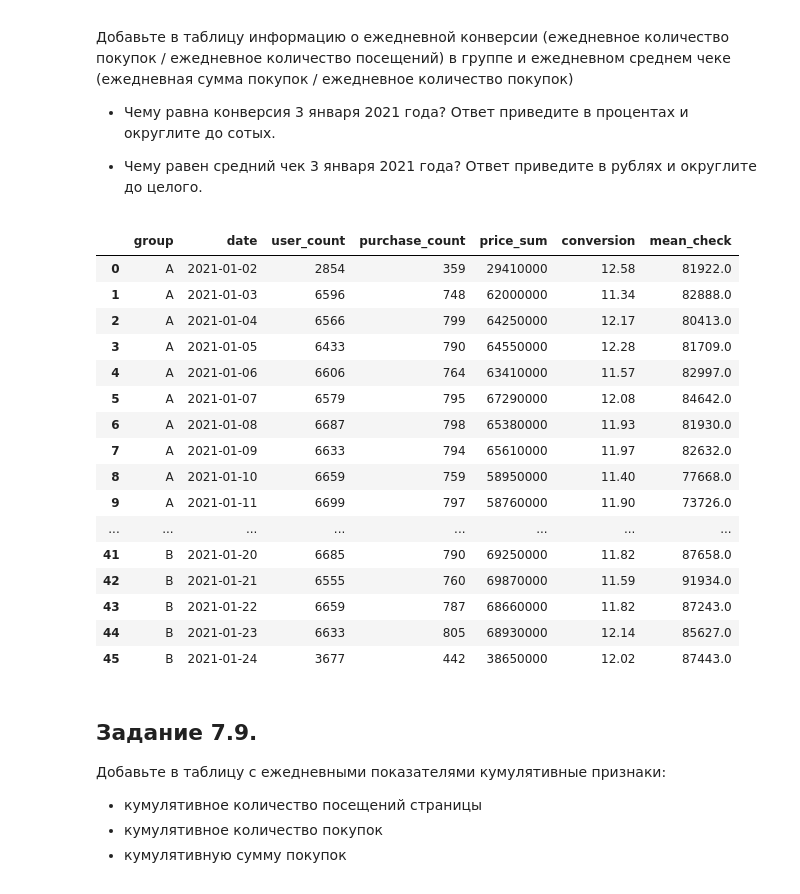
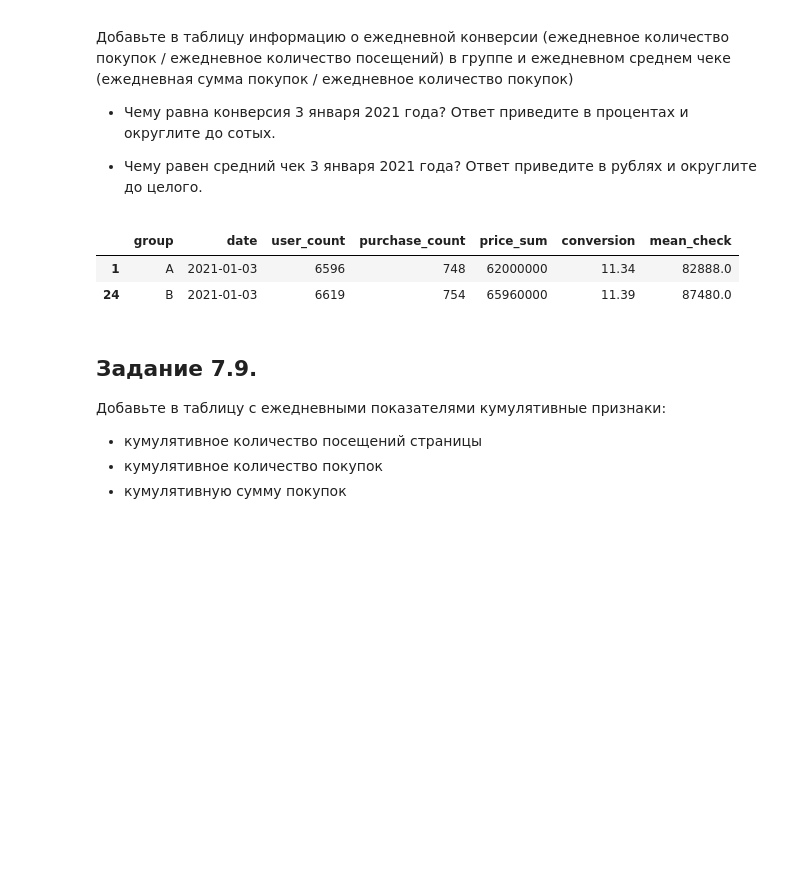
Before and after one commit to Erkobrax/DS_Edu, a Jupyter notebook: Projects/AB_task/Template_EDA_5.ipynb, the cells around one changed output. Saved outputs shown, nothing was run; the diff lists cells and outputs as text; code cells hidden in the pictures; blank space fills up the shorter version.

```diff
--- a/Projects/AB_task/Template_EDA_5.ipynb
+++ b/Projects/AB_task/Template_EDA_5.ipynb
@@ -214,26 +211,12 @@ sns.heatmap(df_pivot)
 # %%
 df_group_daily = updated_data.groupby(['group','date']).agg({'user_id':'count', 'purchase':'sum', 'price':'sum'}).reset_index().rename(columns={'user_id':'user_count', 'purchase':'purchase_count', 'price':'price_sum'})
 df_group_daily['conversion'] = round(df_group_daily['purchase_count']/df_group_daily['user_count']*100,2)
 df_group_daily['mean_check'] = round(df_group_daily['price_sum']/df_group_daily['purchase_count'])
-df_group_daily
+df_group_daily[df_group_daily['date'] == '2021-01-03' ]
 # %% [output]
 |  | group | date | user_count | purchase_count | price_sum | conversion | mean_check |
-| 0 | A | 2021-01-02 | 2854 | 359 | 29410000 | 12.58 | 81922.0 |
 | 1 | A | 2021-01-03 | 6596 | 748 | 62000000 | 11.34 | 82888.0 |
-| 2 | A | 2021-01-04 | 6566 | 799 | 64250000 | 12.17 | 80413.0 |
-| 3 | A | 2021-01-05 | 6433 | 790 | 64550000 | 12.28 | 81709.0 |
-| 4 | A | 2021-01-06 | 6606 | 764 | 63410000 | 11.57 | 82997.0 |
-| 5 | A | 2021-01-07 | 6579 | 795 | 67290000 | 12.08 | 84642.0 |
-| 6 | A | 2021-01-08 | 6687 | 798 | 65380000 | 11.93 | 81930.0 |
-| 7 | A | 2021-01-09 | 6633 | 794 | 65610000 | 11.97 | 82632.0 |
-| 8 | A | 2021-01-10 | 6659 | 759 | 58950000 | 11.40 | 77668.0 |
-| 9 | A | 2021-01-11 | 6699 | 797 | 58760000 | 11.90 | 73726.0 |
-| ... | ... | ... | ... | ... | ... | ... | ... |
-| 41 | B | 2021-01-20 | 6685 | 790 | 69250000 | 11.82 | 87658.0 |
-| 42 | B | 2021-01-21 | 6555 | 760 | 69870000 | 11.59 | 91934.0 |
-| 43 | B | 2021-01-22 | 6659 | 787 | 68660000 | 11.82 | 87243.0 |
-| 44 | B | 2021-01-23 | 6633 | 805 | 68930000 | 12.14 | 85627.0 |
-| 45 | B | 2021-01-24 | 3677 | 442 | 38650000 | 12.02 | 87443.0 |
+| 24 | B | 2021-01-03 | 6619 | 754 | 65960000 | 11.39 | 87480.0 |
 # %% [markdown]
 ## **Задание 7.9.**
 
```
Also changed, not shown: parts of 30 cells of this notebook.
